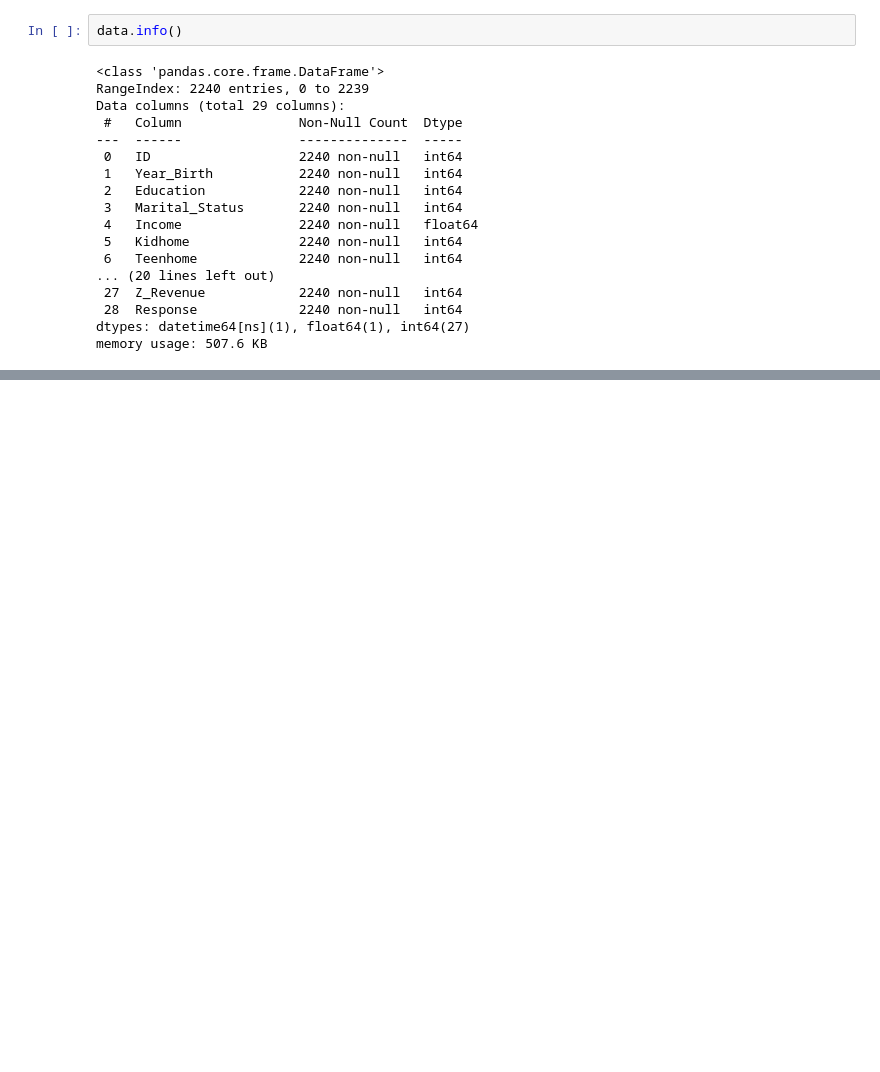
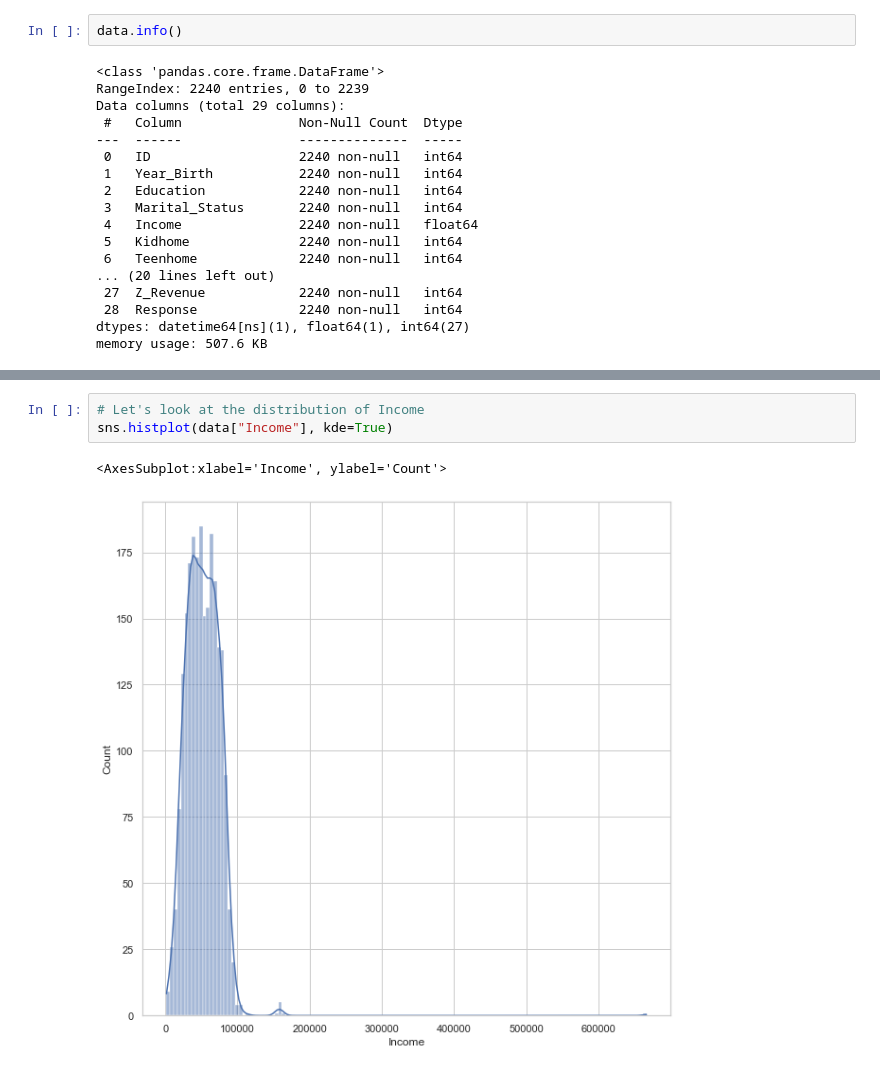
Before and after one commit to utkuozbudak/customer_personality_analysis, a Jupyter notebook: customer_analysis.ipynb, the cells around one changed output, grey strips where cells are left out. Cells and saved outputs as stored; diff of their text form; blank space fills up the shorter version.

```diff
--- a/customer_analysis.ipynb
+++ b/customer_analysis.ipynb
@@ -155,0 +202,6 @@ memory usage: 507.6 KB
+# %%
+# Let's look at the distribution of Income
+sns.histplot(data["Income"], kde=True)
+# %% [output]
+<AxesSubplot:xlabel='Income', ylabel='Count'>
+[figure, added]
```
Also changed, not shown: parts of 15 cells of this notebook.
